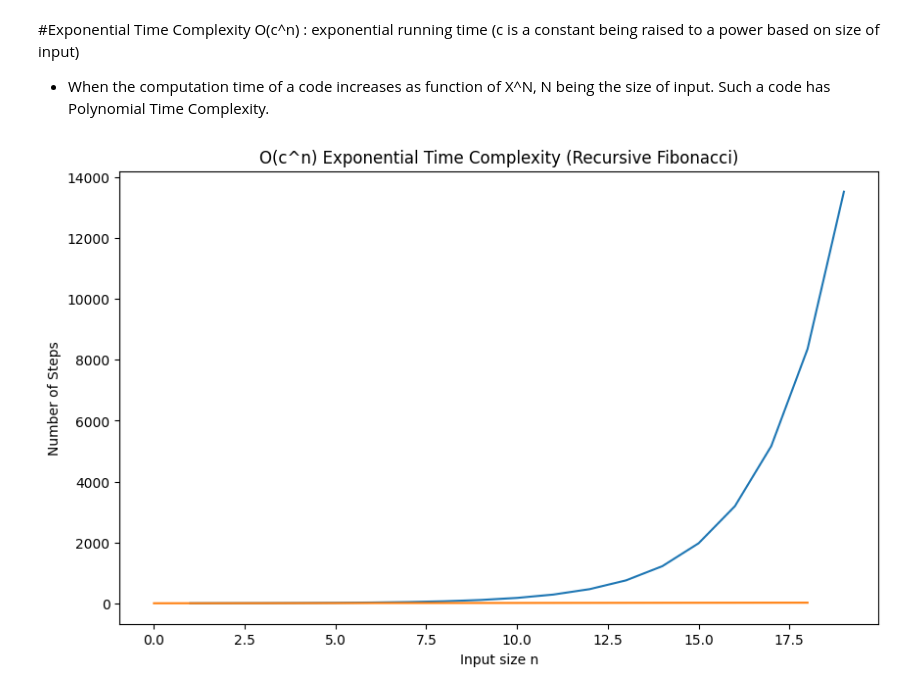
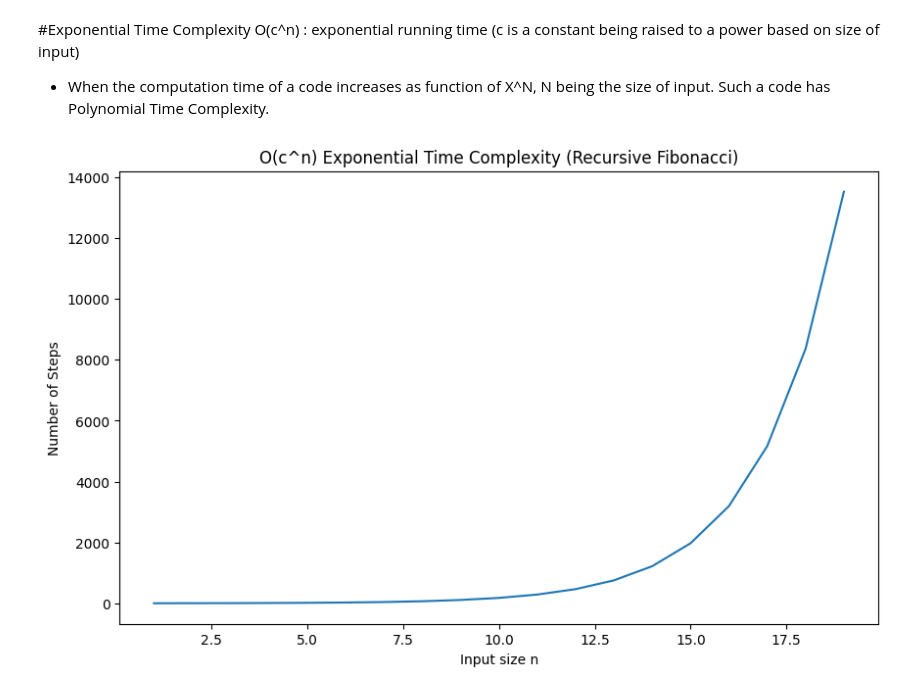
Before and after one commit to kanha077/ALGOLAB, a Jupyter notebook: Lab_3_Growth_of_function.ipynb, the cells around one changed output. Saved outputs shown, nothing was run; the diff lists cells and outputs as text; code cells hidden in the pictures.

```diff
--- a/Lab_3_Growth_of_function.ipynb
+++ b/Lab_3_Growth_of_function.ipynb
@@ -256,39 +257,37 @@ plt.show()
 # %%
-# Prob_7 Take Suitable example and write function that runs in log-linear time. plot the graph as well, similar to above example
+# Prob_7
 
 steps_fib = 0
 
 def fibonacci_recursive(n):
     global steps_fib
     steps_fib += 1
     if n <= 1:
         return n
     return fibonacci_recursive(n - 1) + fibonacci_recursive(n - 2)
 
 n_values = list(range(1, 20))
 actual_time_values = []
 
 for n in n_values:
     steps_fib = 0
     fibonacci_recursive(n)
     actual_time_values.append(steps_fib)
 
 plt.figure(figsize=(10, 6))
 plt.plot(n_values, actual_time_values, label="Recursive Fibonacci (Actual Steps)")
 
-phi = (1 + math.sqrt(5)) / 2
-theoretical_exponential = [phi**x for x in n_values]
 
 
 
-plt.plot(n_values, label="Theoretical O(c^n)")
+
 
 plt.xlabel("Input size n")
 plt.ylabel("Number of Steps")
 plt.title("O(c^n) Exponential Time Complexity (Recursive Fibonacci)")
 plt.show()
 # %% [output]
-[figure, old version]
+[figure, new version]
 # %% [markdown]
 #Importing required packages. plot graph similar to given figure
 
```
Also changed, not shown: parts of 6 cells of this notebook.
